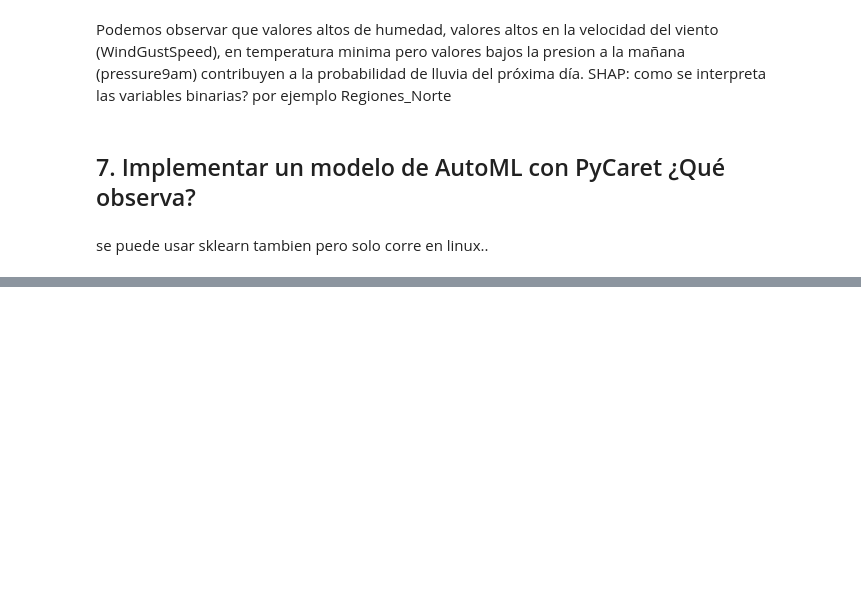
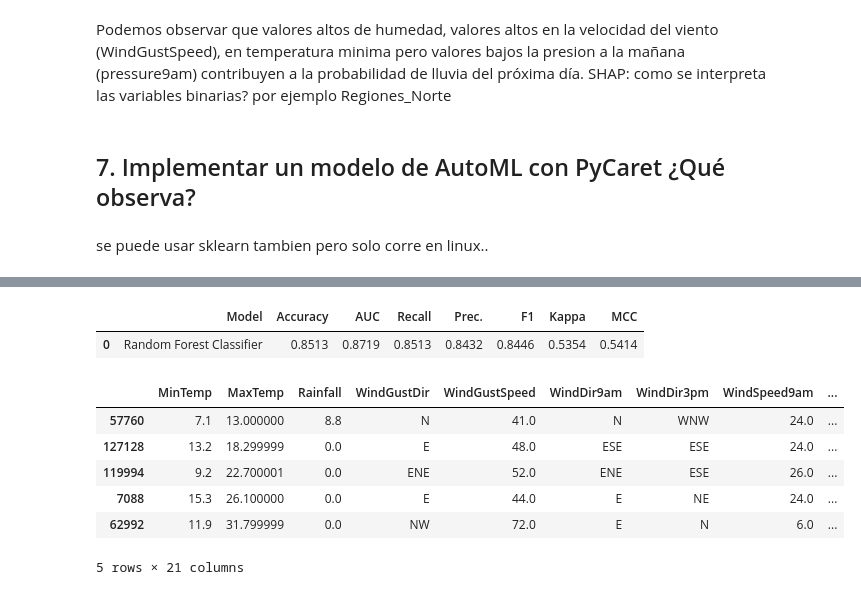
Before and after one commit to CaterinaMartinezD/AA1-TUIA-Casado-MartinezDufour, a Jupyter notebook: TP-clasificacion-AA1.ipynb, the cells around one changed output, grey strips where cells are left out. Saved outputs shown, nothing was run; the diff lists cells and outputs as text; code cells hidden in the pictures; blank space fills up the shorter version.

```diff
--- a/TP-clasificacion-AA1.ipynb
+++ b/TP-clasificacion-AA1.ipynb
@@ -1933,0 +1973,16 @@ print(best_model)
+# %%
+# hacer predicciones sobre los datos de prueba
+predictions = predict_model(best_model, data=test_df_automl)
+# %% [output]
+|  | Model | Accuracy | AUC | Recall | Prec. | F1 | Kappa | MCC |
+| 0 | Random Forest Classifier | 0.8513 | 0.8719 | 0.8513 | 0.8432 | 0.8446 | 0.5354 | 0.5414 |
+# %%
+predictions.head()
+# %% [output]
+|  | MinTemp | MaxTemp | Rainfall | WindGustDir | WindGustSpeed | WindDir9am | WindDir3pm | WindSpeed9am | ... |
+| 57760 | 7.1 | 13.000000 | 8.8 | N | 41.0 | N | WNW | 24.0 | ... |
+| 127128 | 13.2 | 18.299999 | 0.0 | E | 48.0 | ESE | ESE | 24.0 | ... |
+| 119994 | 9.2 | 22.700001 | 0.0 | ENE | 52.0 | ENE | ESE | 26.0 | ... |
+| 7088 | 15.3 | 26.100000 | 0.0 | E | 44.0 | E | NE | 24.0 | ... |
+| 62992 | 11.9 | 31.799999 | 0.0 | NW | 72.0 | E | N | 6.0 | ... |
+5 rows × 21 columns
```
Also changed, not shown: parts of 11 cells of this notebook, 1 other file.
